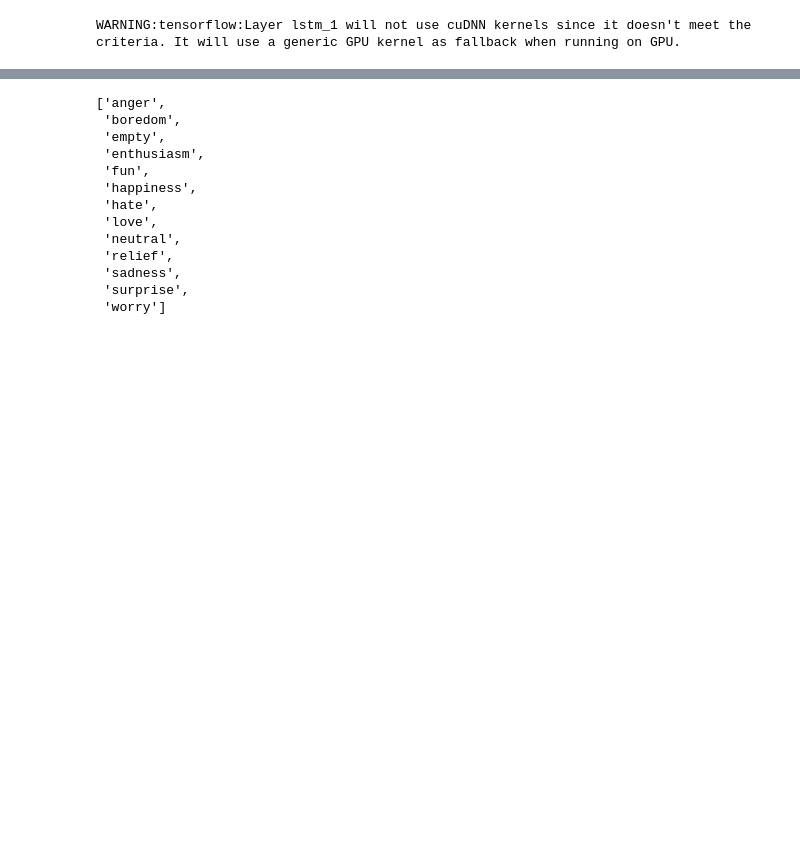
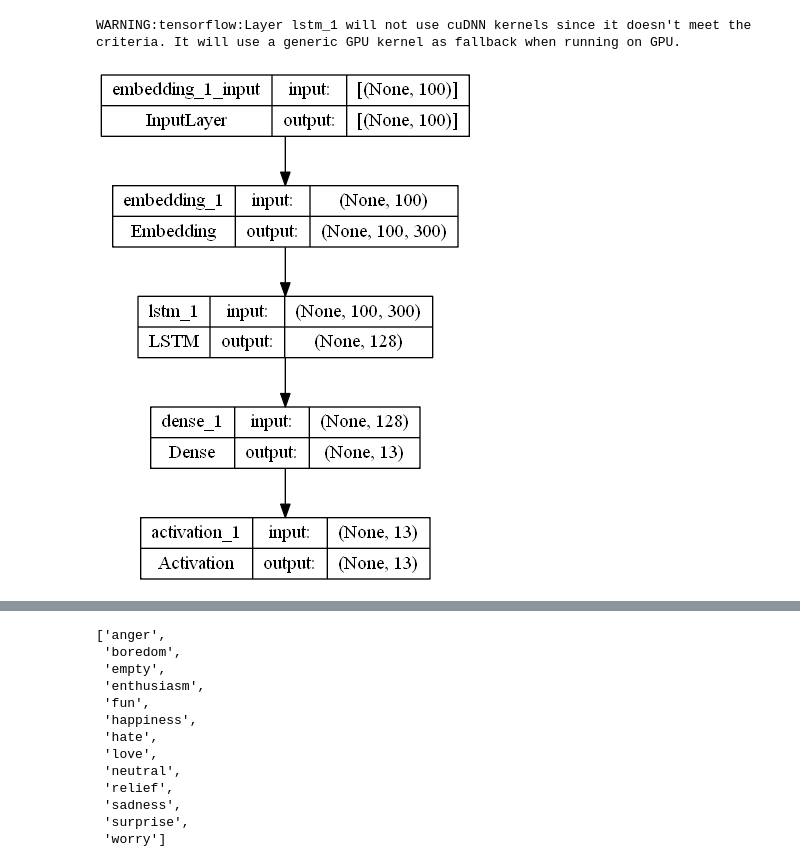
Before and after one commit to VDliveson/Mood-Magic, a Jupyter notebook: backend/notebook/lstm_tweets.ipynb, the cells around one changed output, grey strips where cells are left out. Saved outputs shown, nothing was run; the diff lists cells and outputs as text; code cells hidden in the pictures; blank space fills up the shorter version.

```diff
--- a/backend/notebook/lstm_tweets.ipynb
+++ b/backend/notebook/lstm_tweets.ipynb
@@ -209,9 +209,24 @@ del(embedding_mat,40,no_of_emotions)
 #     pickle.dump(model,file)
 # %%
 # model.save("lstm_model")
-model1 = keras.models.load_model("lstm_model")
+model1 = keras.models.load_model("../movie_sentiment_ml/lstm_model/")
 # %% [output]
 WARNING:tensorflow:Layer lstm_1 will not use cuDNN kernels since it doesn't meet the criteria. It will use a generic GPU kernel as fallback when running on GPU.
+# %%
+tf.keras.utils.plot_model(
+    model1,
+    to_file='model.png',
+    show_shapes=True,
+    show_dtype=False,
+    show_layer_names=True,
+    rankdir='TB',
+    expand_nested=False,
+    dpi=96,
+    layer_range=None,
+    show_layer_activations=False
+)
+# %% [output]
+[figure, added]
 # %%
 label_dict = ['anger', 'boredom', 'empty', 'enthusiasm', 'fun',
                   'happiness', 'hate', 'love', 'neutral', 'relief',
```
Also changed, not shown: parts of 6 cells of this notebook, 27 other files.
